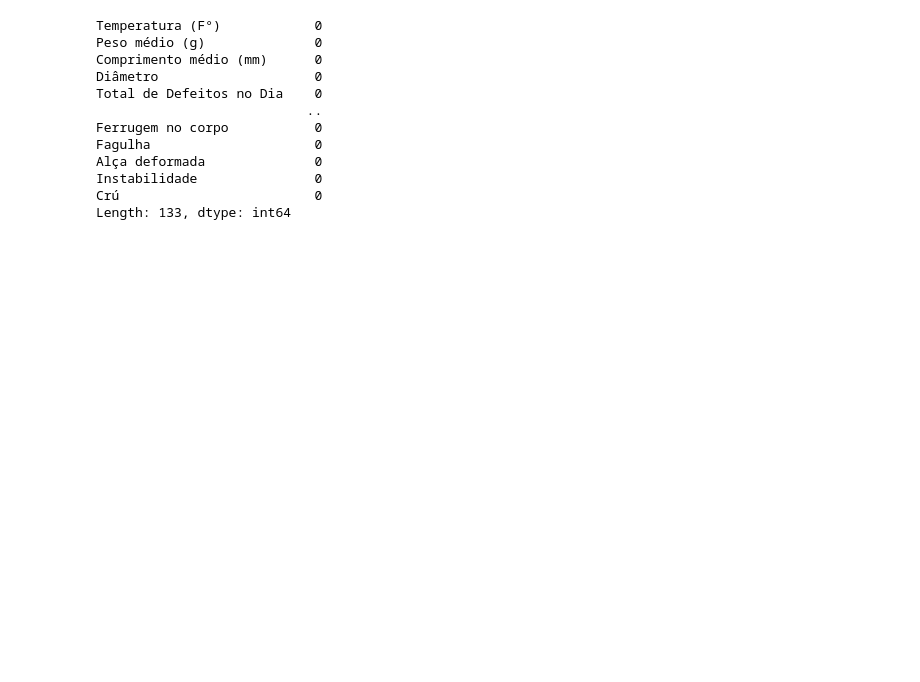
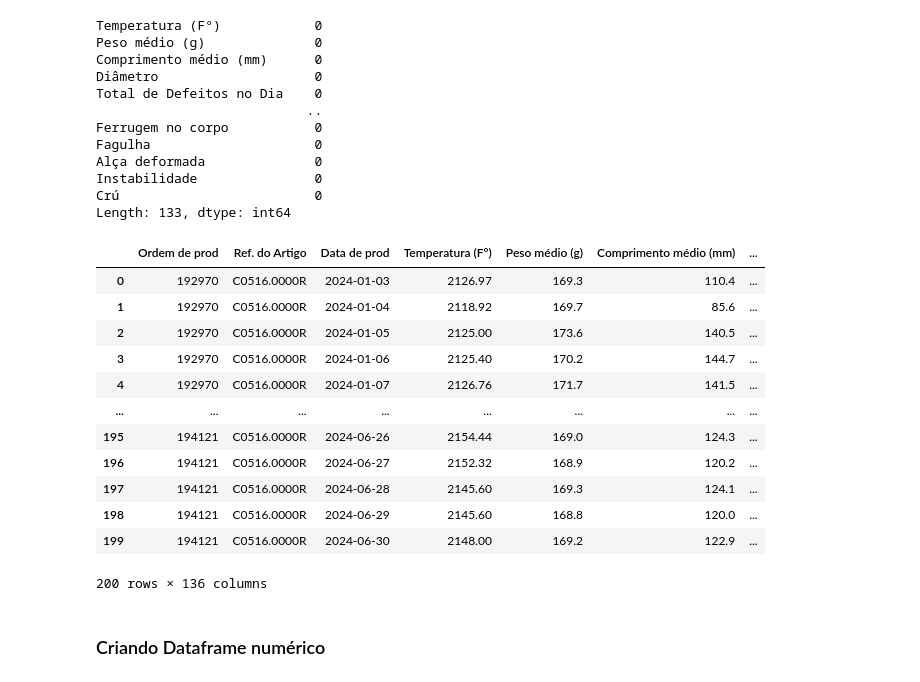
Before and after one commit to lucasz-g/Analise-Gotas, a Jupyter notebook: analises/modelo_ml.ipynb, the cells around one changed output. Drawn from its saved outputs; the diff is of its cells as text; code cells hidden in the pictures; blank space fills up the shorter version.

```diff
--- a/analises/modelo_ml.ipynb
+++ b/analises/modelo_ml.ipynb
@@ -68,0 +119,18 @@ Length: 133, dtype: int64
+# %%
+df_reset
+# %% [output]
+|  | Ordem de prod | Ref. do Artigo | Data de prod | Temperatura (F°) | Peso médio (g) | Comprimento médio (mm) | ... |
+| 0 | 192970 | C0516.0000R | 2024-01-03 | 2126.97 | 169.3 | 110.4 | ... |
+| 1 | 192970 | C0516.0000R | 2024-01-04 | 2118.92 | 169.7 | 85.6 | ... |
+| 2 | 192970 | C0516.0000R | 2024-01-05 | 2125.00 | 173.6 | 140.5 | ... |
+| 3 | 192970 | C0516.0000R | 2024-01-06 | 2125.40 | 170.2 | 144.7 | ... |
+| 4 | 192970 | C0516.0000R | 2024-01-07 | 2126.76 | 171.7 | 141.5 | ... |
+| ... | ... | ... | ... | ... | ... | ... | ... |
+| 195 | 194121 | C0516.0000R | 2024-06-26 | 2154.44 | 169.0 | 124.3 | ... |
+| 196 | 194121 | C0516.0000R | 2024-06-27 | 2152.32 | 168.9 | 120.2 | ... |
+| 197 | 194121 | C0516.0000R | 2024-06-28 | 2145.60 | 169.3 | 124.1 | ... |
+| 198 | 194121 | C0516.0000R | 2024-06-29 | 2145.60 | 168.8 | 120.0 | ... |
+| 199 | 194121 | C0516.0000R | 2024-06-30 | 2148.00 | 169.2 | 122.9 | ... |
+200 rows × 136 columns
+# %% [markdown]
+### Criando Dataframe numérico
```
Also changed, not shown: parts of 17 cells of this notebook, 1 other file.
